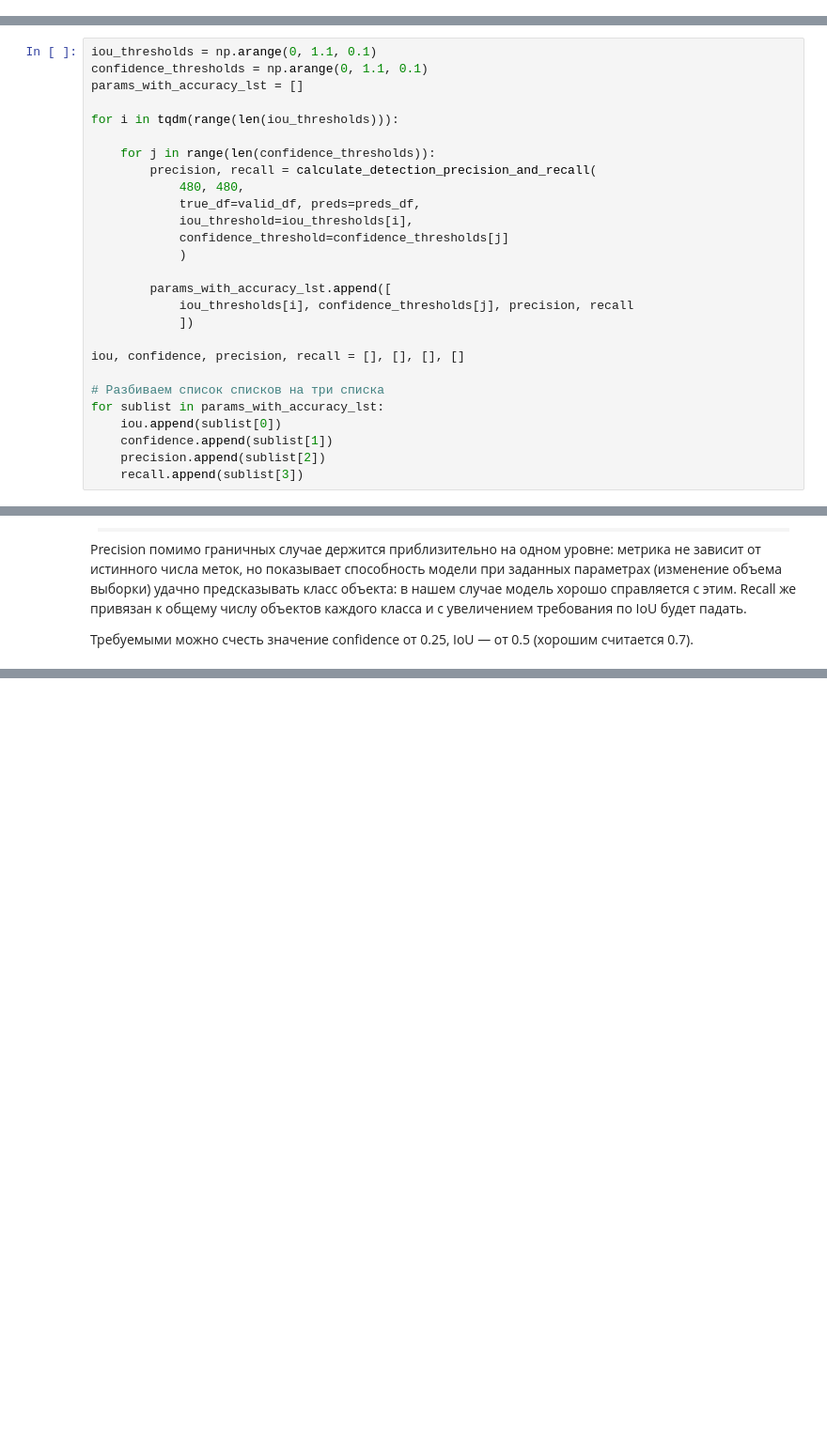
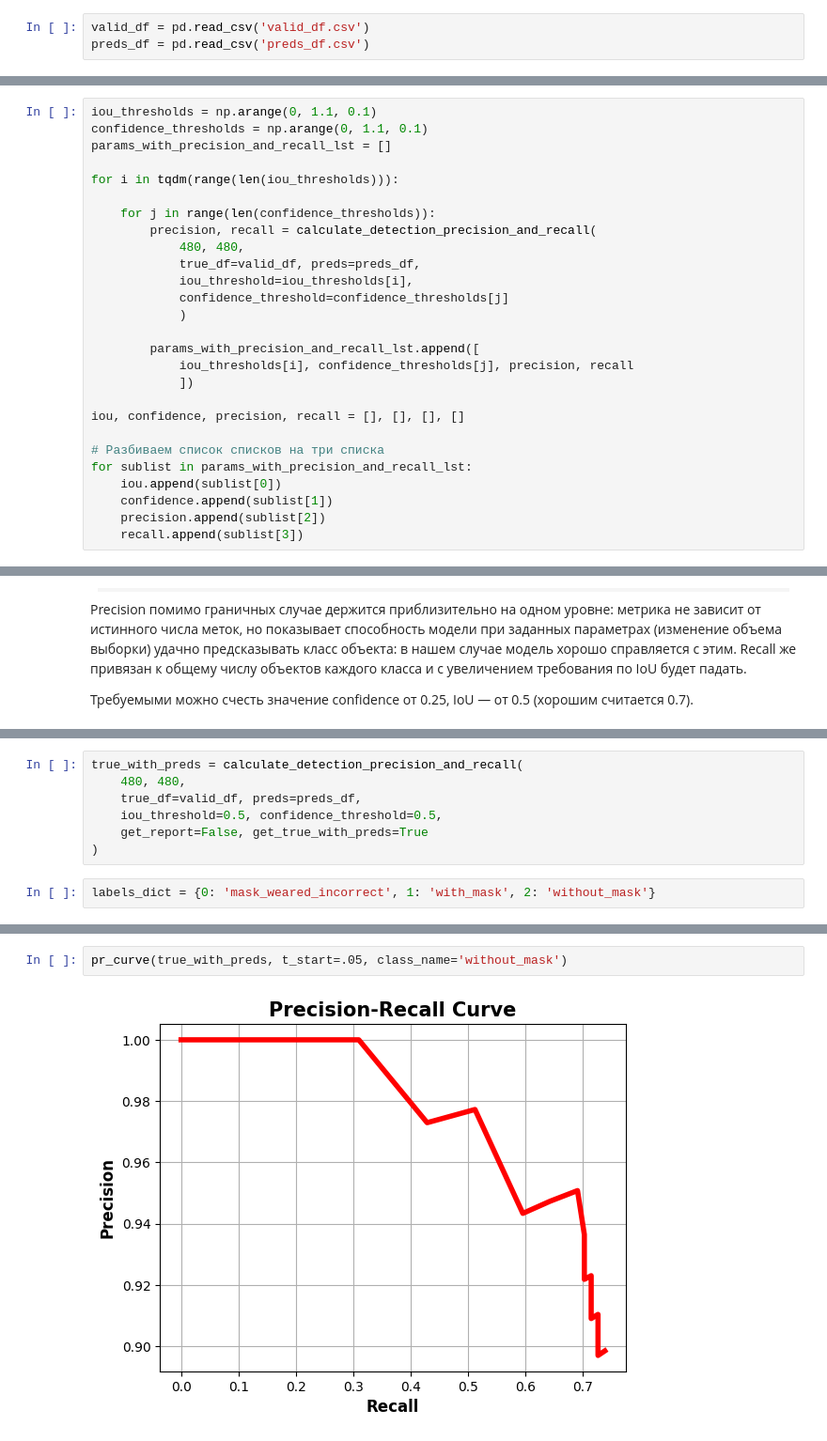
Before and after one commit to khav-i/nn_works, a Jupyter notebook: Face Mask Detection/od-mask-recognition-faster-rcnn.ipynb, the cells around one changed output, grey strips where cells are left out. Shown at 94% size. Cells and saved outputs as stored; diff of their text form; blank space fills up the shorter version.

```diff
--- a/Face Mask Detection/od-mask-recognition-faster-rcnn.ipynb
+++ b/Face Mask Detection/od-mask-recognition-faster-rcnn.ipynb
@@ -683,6 +699,9 @@ for i in range(len(valid_data)):
 [figure]
 # %% [markdown]
 ## Считаем precision и recall
+# %%
+valid_df = pd.read_csv('valid_df.csv')
+preds_df = pd.read_csv('preds_df.csv')
 # %%
 def calculate_detection_precision_and_recall(
     width, height,
@@ -762,7 +811,7 @@ def calculate_detection_precision_and_recall(
 # %%
 iou_thresholds = np.arange(0, 1.1, 0.1)
 confidence_thresholds = np.arange(0, 1.1, 0.1)
-params_with_accuracy_lst = []
+params_with_precision_and_recall_lst = []
 
 for i in tqdm(range(len(iou_thresholds))):
 
@@ -774,14 +823,14 @@ for i in tqdm(range(len(iou_thresholds))):
             confidence_threshold=confidence_thresholds[j]
             )
 
-        params_with_accuracy_lst.append([
+        params_with_precision_and_recall_lst.append([
             iou_thresholds[i], confidence_thresholds[j], precision, recall
             ])
 
 iou, confidence, precision, recall = [], [], [], []
 
 # Разбиваем список списков на три списка
-for sublist in params_with_accuracy_lst:
+for sublist in params_with_precision_and_recall_lst:
     iou.append(sublist[0])
     confidence.append(sublist[1])
     precision.append(sublist[2])
@@ -836,0 +884,9 @@ Total Precision: 0.9693
+# %%
+true_with_preds = calculate_detection_precision_and_recall(
+    480, 480,
+    true_df=valid_df, preds=preds_df,
+    iou_threshold=0.5, confidence_threshold=0.5,
+    get_report=False, get_true_with_preds=True
+)
+# %%
+labels_dict = {0: 'mask_weared_incorrect', 1: 'with_mask', 2: 'without_mask'}
@@ -836,0 +969,4 @@ Total Precision: 0.9693
+# %%
+pr_curve(true_with_preds, t_start=.05, class_name='without_mask')
+# %% [output]
+[figure, added]
```
Also changed, not shown: parts of 14 cells of this notebook.
